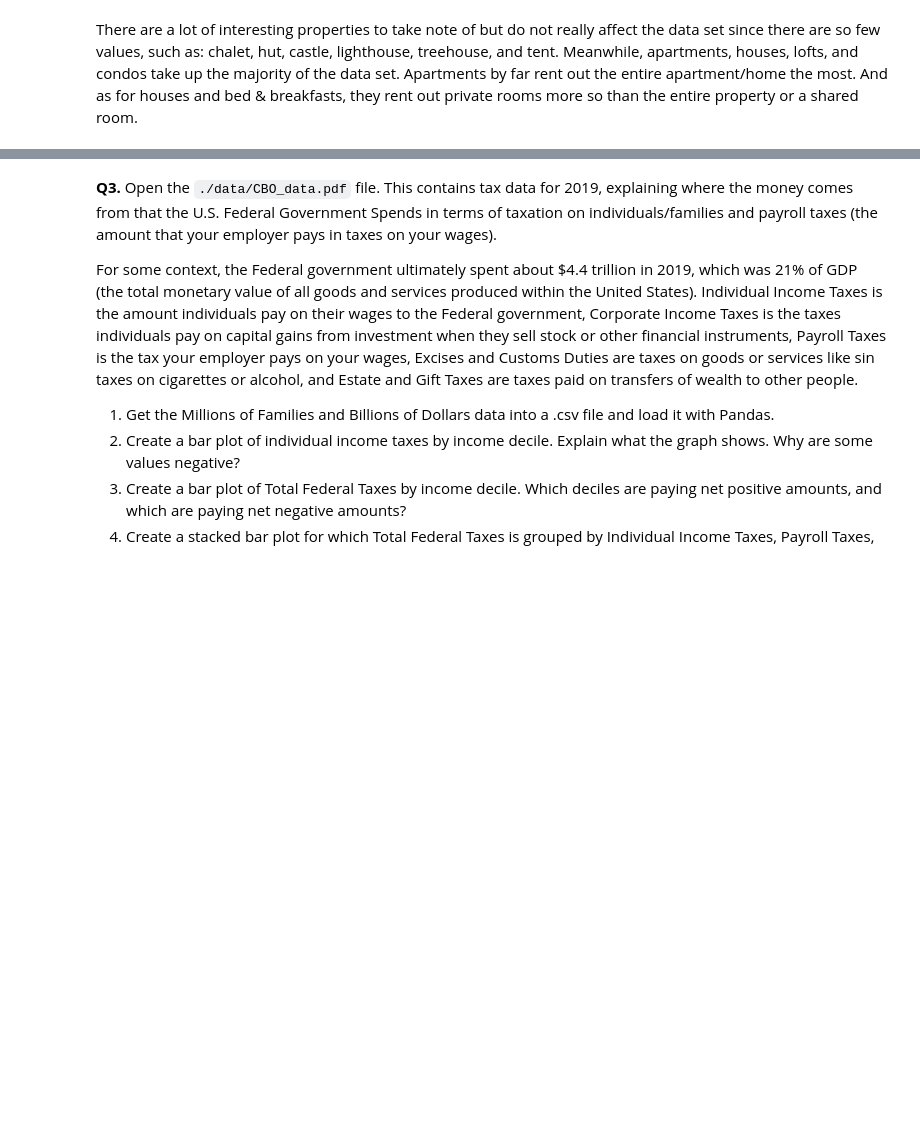
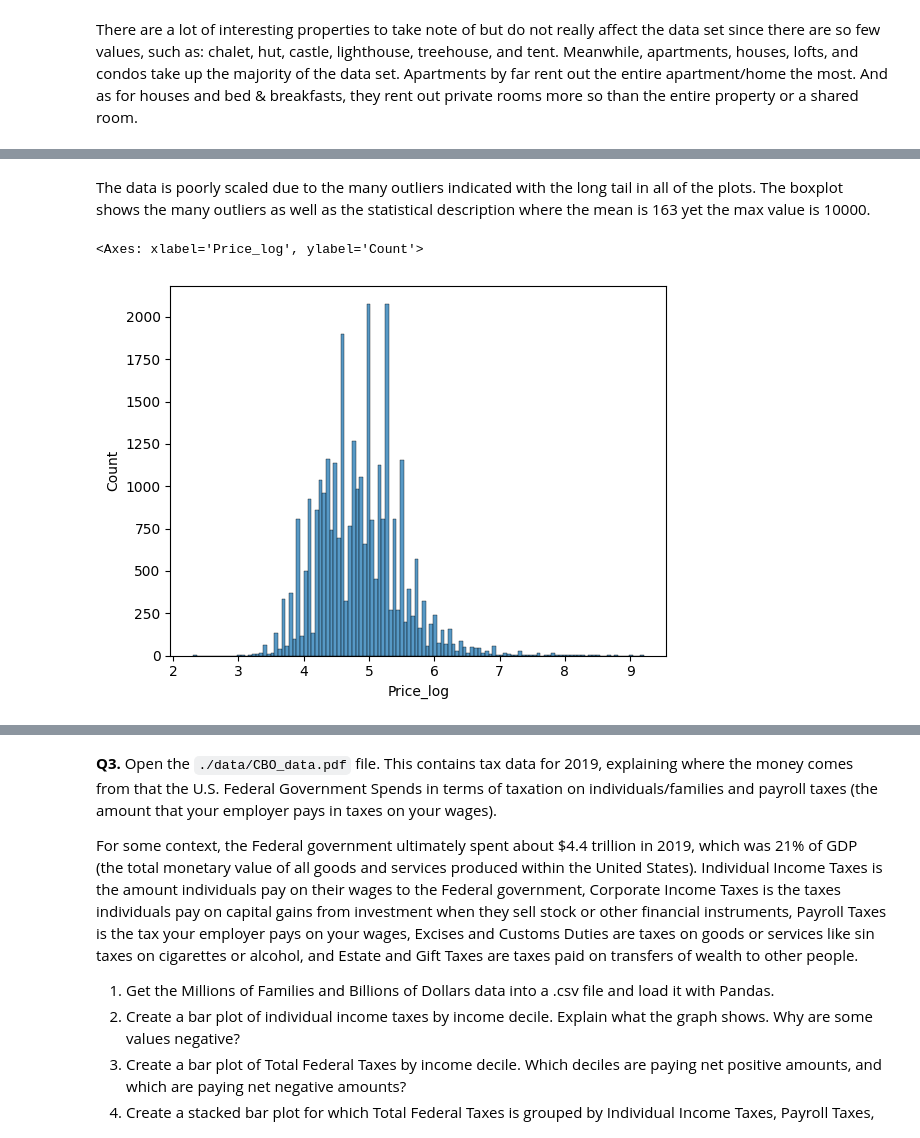
Before and after one commit to isabellamwright/visualization, a Jupyter notebook: assignment/assignment.ipynb, the cells around one changed output, grey strips where cells are left out. Cells and saved outputs as stored; diff of their text form; code cells hidden in the pictures; blank space fills up the shorter version.

```diff
--- a/assignment/assignment.ipynb
+++ b/assignment/assignment.ipynb
@@ -290,0 +306,10 @@ There are a lot of interesting properties to take note of but do not really affe
+# %% [markdown]
+The data is poorly scaled due to the many outliers indicated with the long tail in all of the plots. The boxplot shows the many outliers as well as the statistical description where the mean is 163 yet the max value is 10000.
+# %%
+df['Price_log'] = np.log(df['Price']) # transforming price into a new variable with log
+# %%
+sns.histplot(data=df,x='Price_log') # new histogram with transformed price
+# produces a clearer and more normal graph
+# %% [output]
+<Axes: xlabel='Price_log', ylabel='Count'>
+[figure, added]
```
Also changed, not shown: parts of 23 cells of this notebook.
